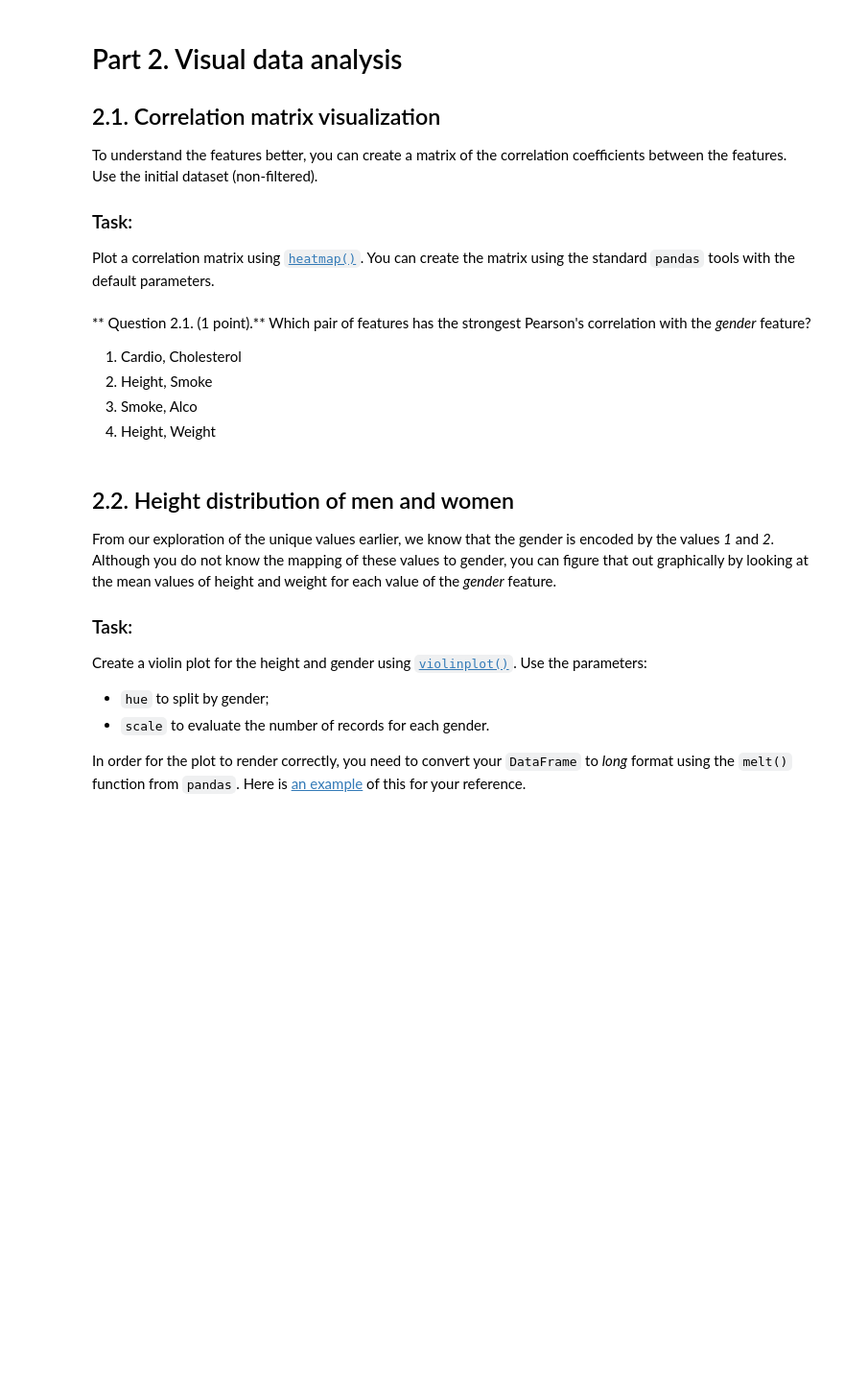
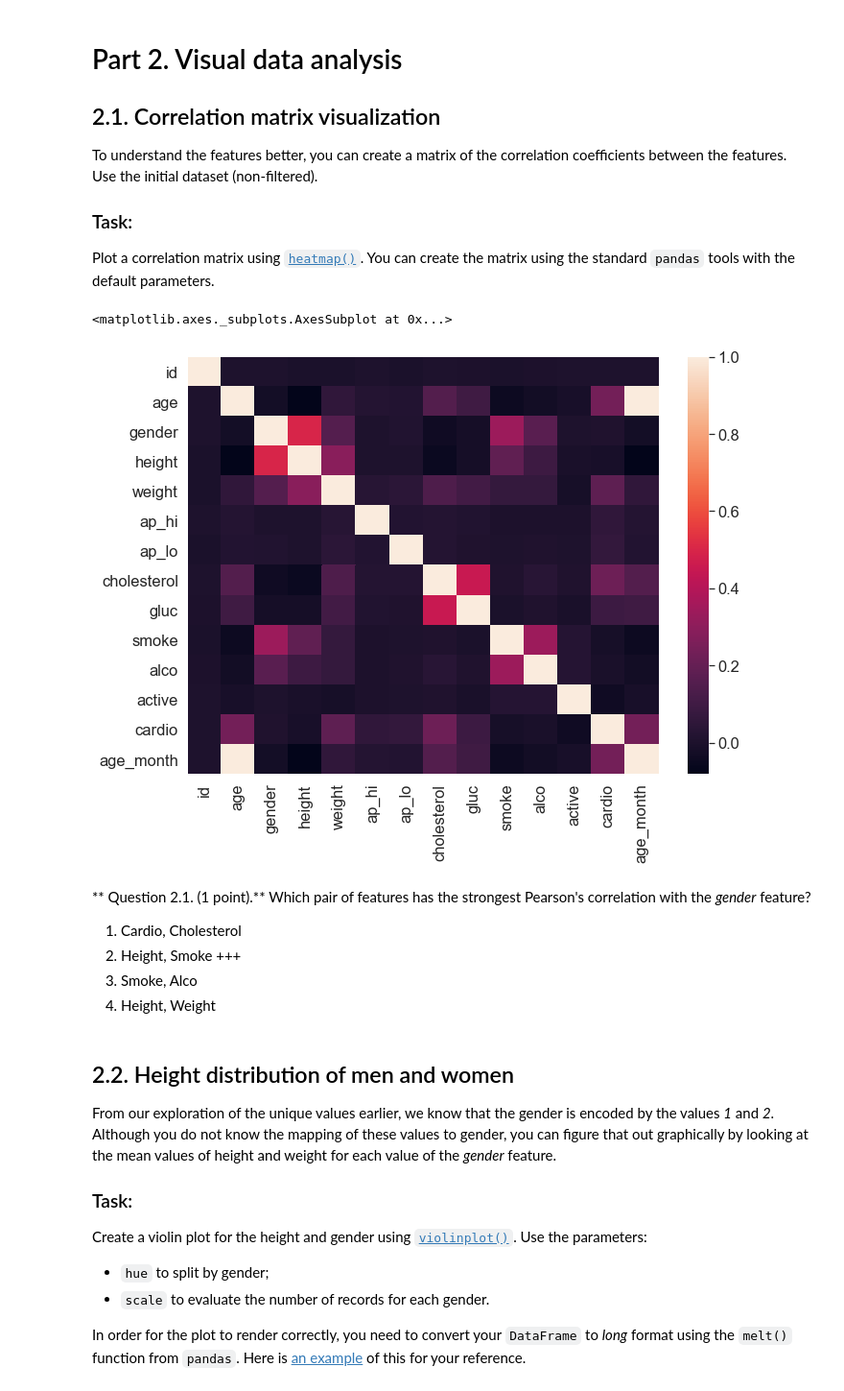
Before and after one commit to Split174/usmlhomework, a Jupyter notebook: assignment02_analyzing_cardiovascular_desease_data.ipynb, the cells around one changed output. Shown at 96% size. Drawn from its saved outputs; the diff is of its cells as text; code cells hidden in the pictures; blank space fills up the shorter version.

```diff
--- a/assignment02_analyzing_cardiovascular_desease_data.ipynb
+++ b/assignment02_analyzing_cardiovascular_desease_data.ipynb
@@ -207,3 +208,6 @@ Name: gender, dtype: float64
 2. 10
 3. 15
 4. 20
+# %%
+df["age_month"] = df["age"]/12
+df[df.smoke == 1].age_month.median()
@@ -228,3 +232,5 @@ Clarifications:
+# %%
+df["age_years"] = round(df["age"]/365)
 # %% [markdown]
 **Question 1.5. (2 points). Calculate the fraction of the people with CVD for the two segments described above. What is the ratio of these two fractions?**
 
@@ -285,8 +289,13 @@ Plot a correlation matrix using [`heatmap()`](http://seaborn.pydata.org/generate
+# %%
+sns.heatmap(df.corr())
+# %% [output]
+<matplotlib.axes._subplots.AxesSubplot at 0x...>
+[figure, added]
 # %% [markdown]
 ** Question 2.1. (1 point).** Which pair of features has the strongest Pearson's correlation with the *gender* feature?
 
 1. Cardio, Cholesterol
-2. Height, Smoke
+2. Height, Smoke +++
 3. Smoke, Alco
 4. Height, Weight
 # %% [markdown]
```
Also changed, not shown: parts of 13 cells of this notebook.
